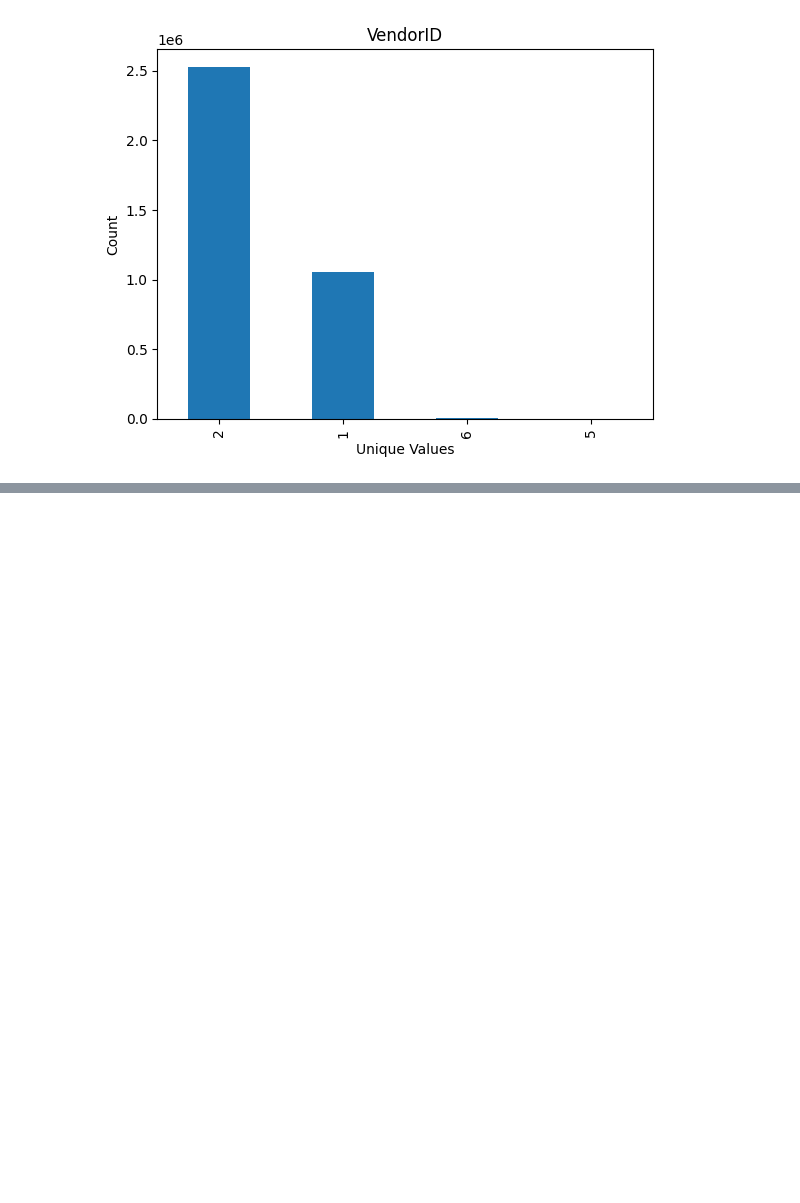
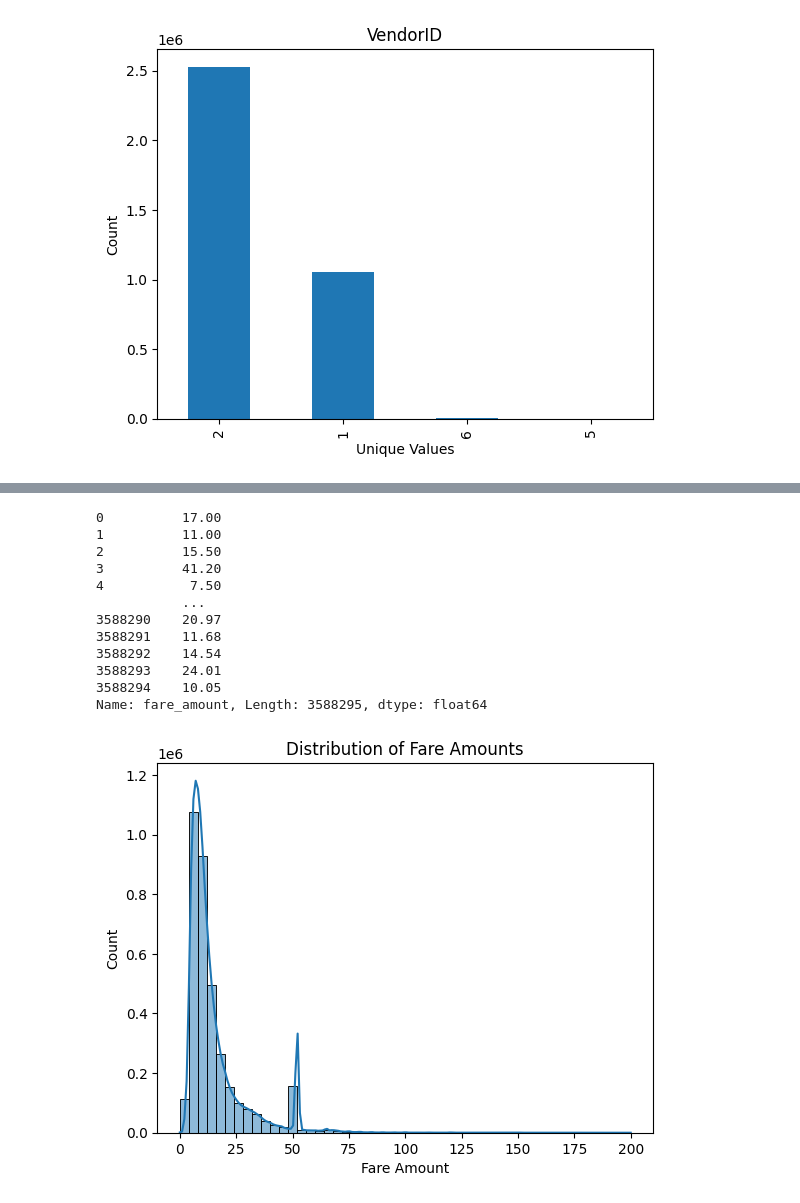
Before and after one commit to yulissateran/taxi-price-predictor, a Jupyter notebook: Taxi-Price-Predictor.ipynb, the cells around one changed output, grey strips where cells are left out. Saved outputs shown, nothing was run; the diff lists cells and outputs as text; code cells hidden in the pictures; blank space fills up the shorter version.

```diff
--- a/Taxi-Price-Predictor.ipynb
+++ b/Taxi-Price-Predictor.ipynb
@@ -113,0 +147,27 @@ Name: count, dtype: int64
+# %%
+import seaborn as sns
+import matplotlib.pyplot as plt
+
+filtered_trips = trips[(trips['fare_amount']>0) & (trips['fare_amount']<200)]
+
+print(trips['fare_amount'])
+
+sns.histplot(filtered_trips['fare_amount'], bins=50, kde=True)
+plt.xlabel('Fare Amount')
+plt.ylabel('Count')
+plt.title('Distribution of Fare Amounts')
+plt.show()
+# %% [output]
+0          17.00
+1          11.00
+2          15.50
+3          41.20
+4           7.50
+           ...
+3588290    20.97
+3588291    11.68
+3588292    14.54
+3588293    24.01
+3588294    10.05
+Name: fare_amount, Length: 3588295, dtype: float64
+[figure, added]
```
Also changed, not shown: parts of 6 cells of this notebook, 35 other files.
